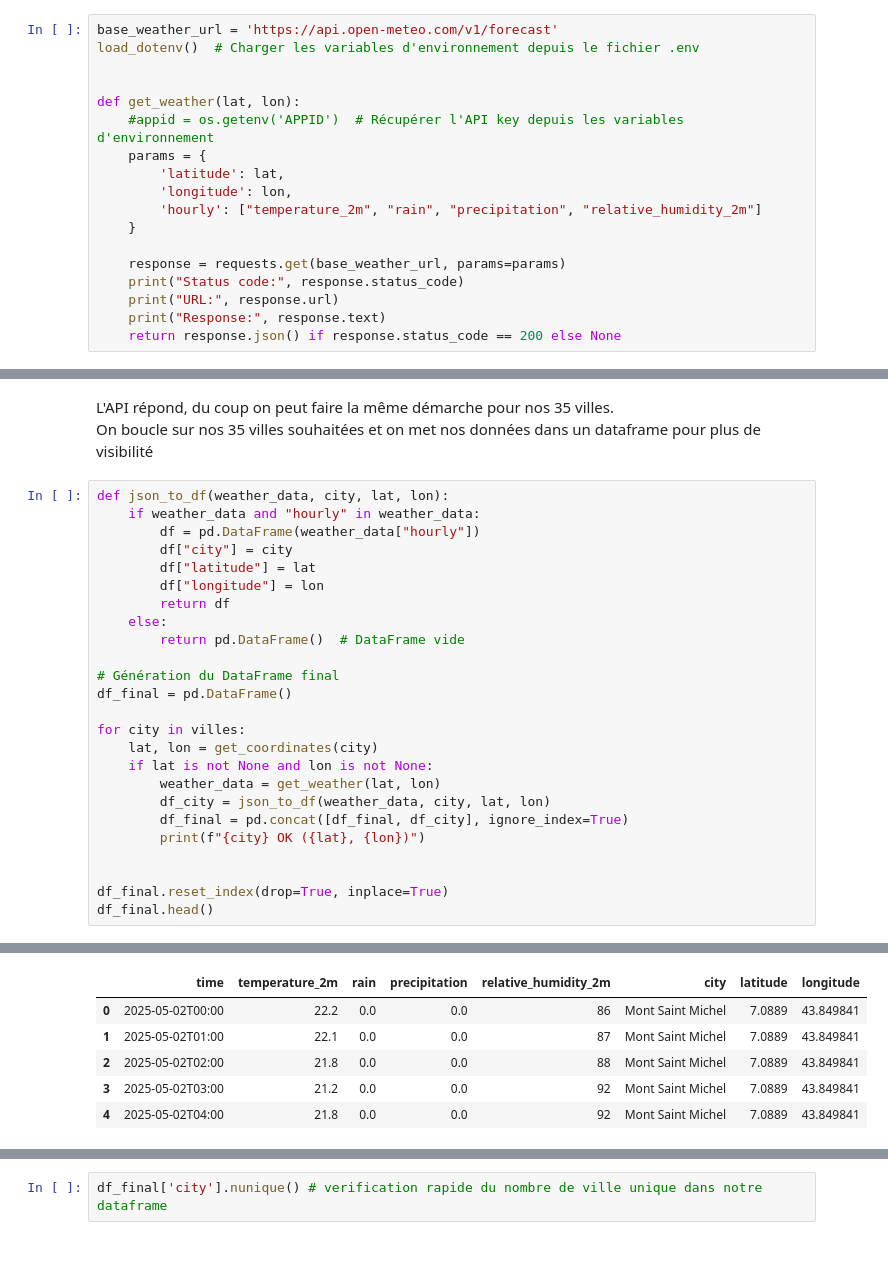
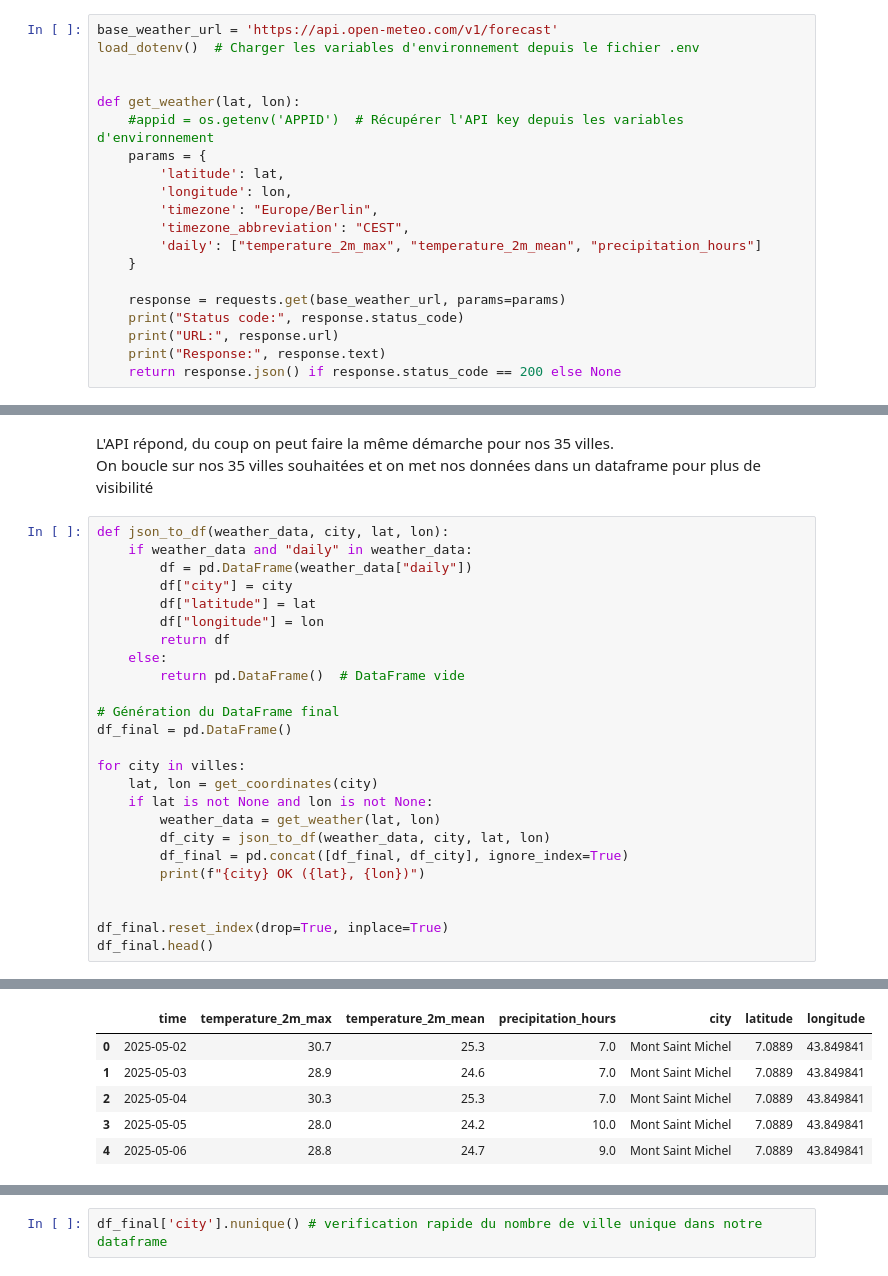
Before and after one commit to datA-jed/Projet-Kayak, a Jupyter notebook: plan_your_trip_with_kayak.ipynb, the cells around one changed output, grey strips where cells are left out. Drawn from its saved outputs; the diff is of its cells as text.

```diff
--- a/plan_your_trip_with_kayak.ipynb
+++ b/plan_your_trip_with_kayak.ipynb
@@ -172,7 +172,9 @@ def get_weather(lat, lon):
     params = {
         'latitude': lat,
         'longitude': lon,
-        'hourly': ["temperature_2m", "rain", "precipitation", "relative_humidity_2m"]
+        'timezone': "Europe/Berlin",
+        'timezone_abbreviation': "CEST",
+        'daily': ["temperature_2m_max", "temperature_2m_mean", "precipitation_hours"]
     }
 
     response = requests.get(base_weather_url, params=params)
@@ -195,8 +197,8 @@ L'API répond, du coup on peut faire la même démarche pour nos 35 villes.\
 On boucle sur nos 35 villes souhaitées et on met nos données dans un dataframe pour plus de visibilité
 # %%
 def json_to_df(weather_data, city, lat, lon):
-    if weather_data and "hourly" in weather_data:
-        df = pd.DataFrame(weather_data["hourly"])
+    if weather_data and "daily" in weather_data:
+        df = pd.DataFrame(weather_data["daily"])
         df["city"] = city
         df["latitude"] = lat
         df["longitude"] = lon
@@ -238,8 +240,8 @@ Response: {"latitude":-1.125,"longitude":46.125,"generationtime_ms":0.2343654632
 La Rochelle OK (-1.185842, 46.157032)
-|  | time | temperature_2m | rain | precipitation | relative_humidity_2m | city | latitude | longitude |
-| 0 | 2025-05-02T00:00 | 22.2 | 0.0 | 0.0 | 86 | Mont Saint Michel | 7.0889 | 43.849841 |
-| 1 | 2025-05-02T01:00 | 22.1 | 0.0 | 0.0 | 87 | Mont Saint Michel | 7.0889 | 43.849841 |
-| 2 | 2025-05-02T02:00 | 21.8 | 0.0 | 0.0 | 88 | Mont Saint Michel | 7.0889 | 43.849841 |
-| 3 | 2025-05-02T03:00 | 21.2 | 0.0 | 0.0 | 92 | Mont Saint Michel | 7.0889 | 43.849841 |
-| 4 | 2025-05-02T04:00 | 21.8 | 0.0 | 0.0 | 92 | Mont Saint Michel | 7.0889 | 43.849841 |
+|  | time | temperature_2m_max | temperature_2m_mean | precipitation_hours | city | latitude | longitude |
+| 0 | 2025-05-02 | 30.7 | 25.3 | 7.0 | Mont Saint Michel | 7.0889 | 43.849841 |
+| 1 | 2025-05-03 | 28.9 | 24.6 | 7.0 | Mont Saint Michel | 7.0889 | 43.849841 |
+| 2 | 2025-05-04 | 30.3 | 25.3 | 7.0 | Mont Saint Michel | 7.0889 | 43.849841 |
+| 3 | 2025-05-05 | 28.0 | 24.2 | 10.0 | Mont Saint Michel | 7.0889 | 43.849841 |
+| 4 | 2025-05-06 | 28.8 | 24.7 | 9.0 | Mont Saint Michel | 7.0889 | 43.849841 |
 # %%
```
Also changed, not shown: parts of 13 cells of this notebook.
